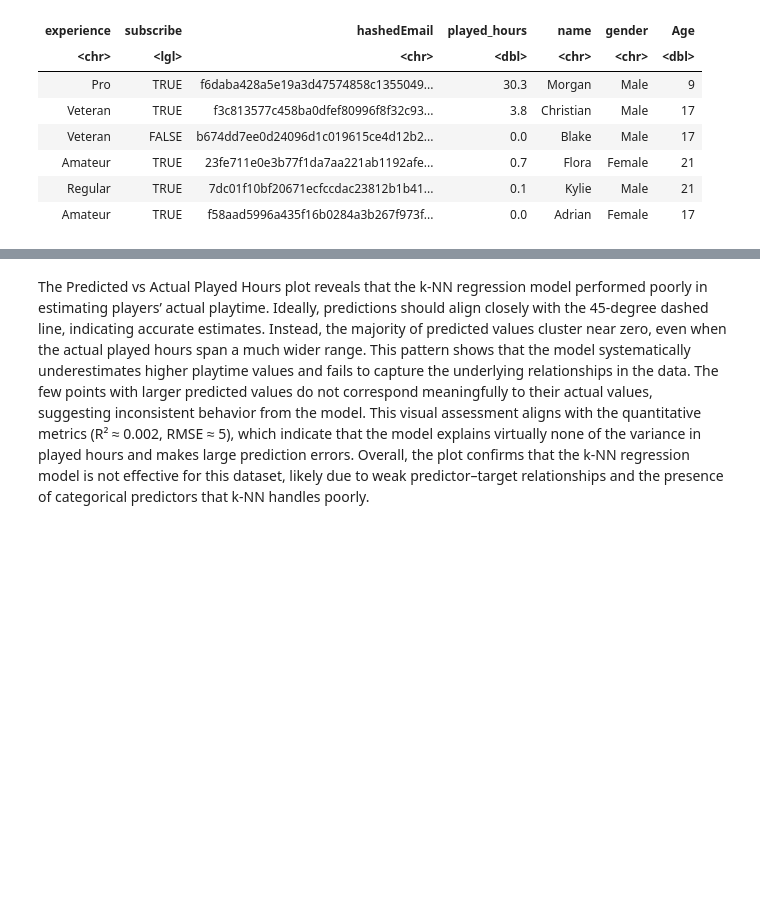
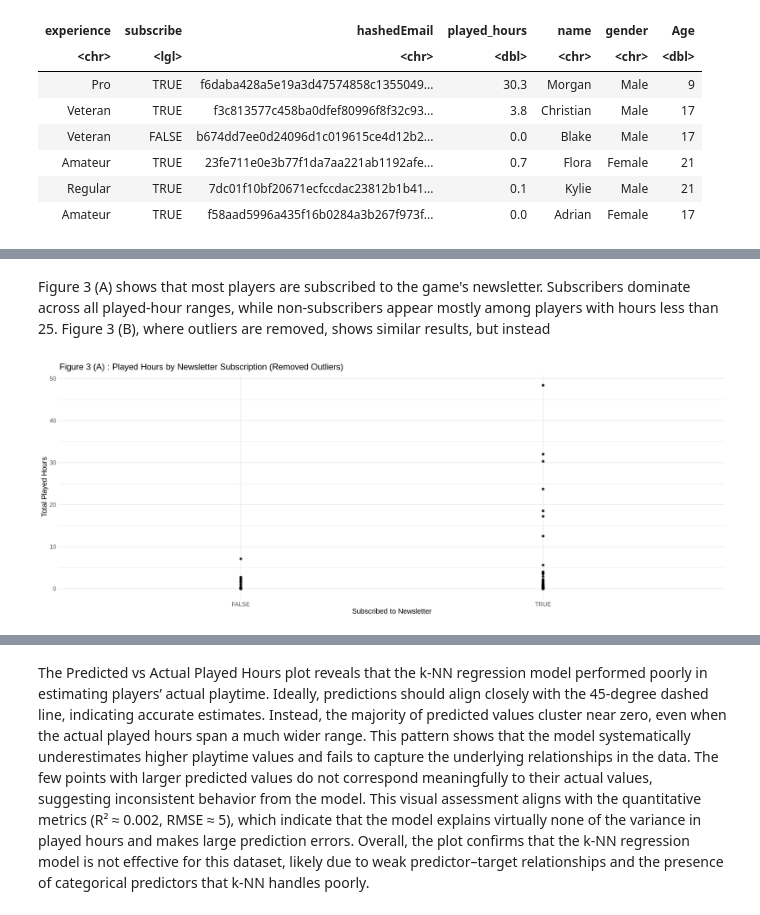
Before and after one commit to ctrl-tiramisu/dsci100-group-008, a Jupyter notebook: group 8 report-Copy1.ipynb, the cells around one changed output, grey strips where cells are left out. Cells and saved outputs as stored; diff of their text form; code cells hidden in the pictures; blank space fills up the shorter version.

```diff
--- a/group 8 report-Copy1.ipynb
+++ b/group 8 report-Copy1.ipynb
@@ -310,0 +355,6 @@ A tibble: 6 × 5
+# %% [markdown]
+Figure 3 (A) shows that most players are subscribed to the game's newsletter. Subscribers dominate across all played-hour ranges, while non-subscribers appear mostly among players with hours less than 25. Figure 3 (B), where outliers are removed, shows similar results, but instead
+# %%
+(players_subscribe_hours2)
+# %% [output]
+[figure, added]
```
Also changed, not shown: parts of 41 cells of this notebook.
